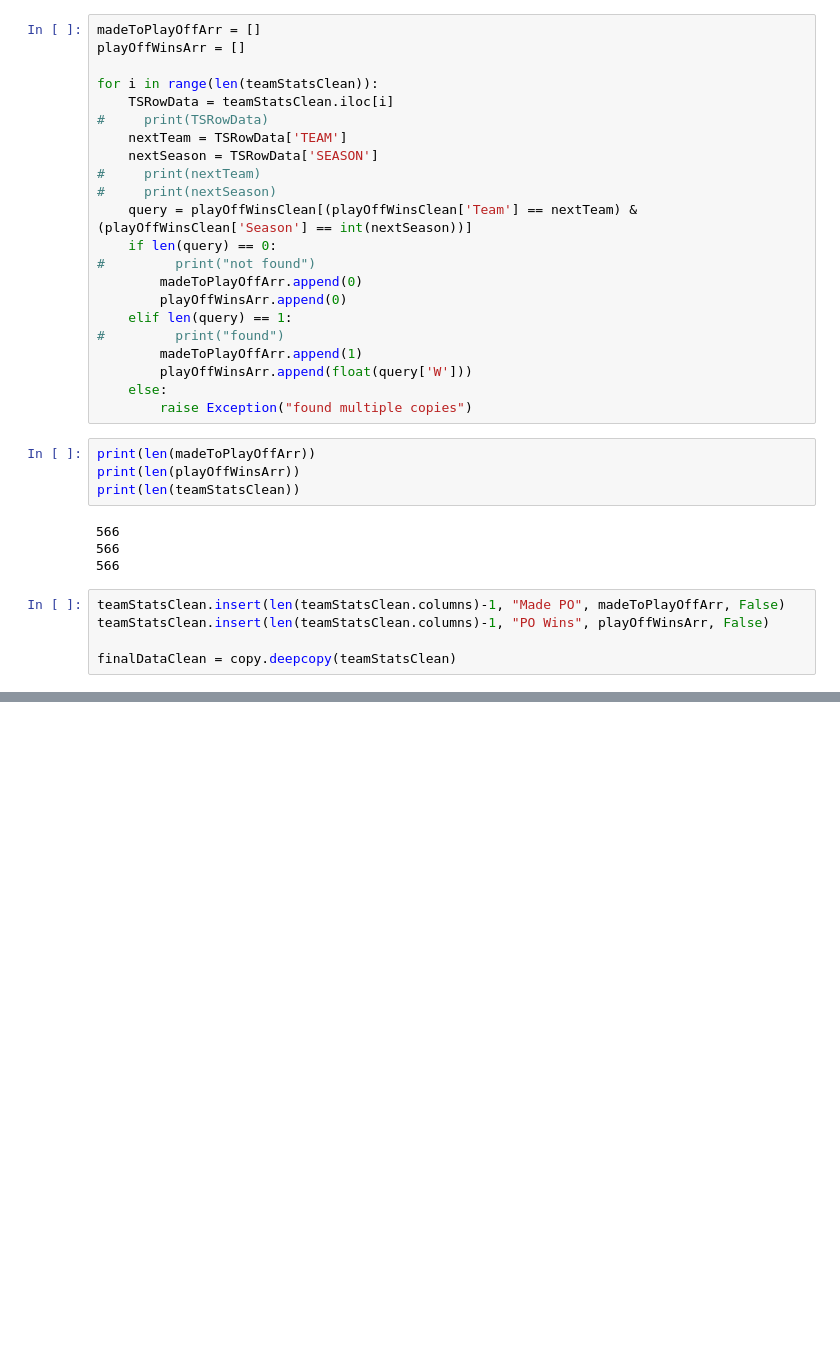
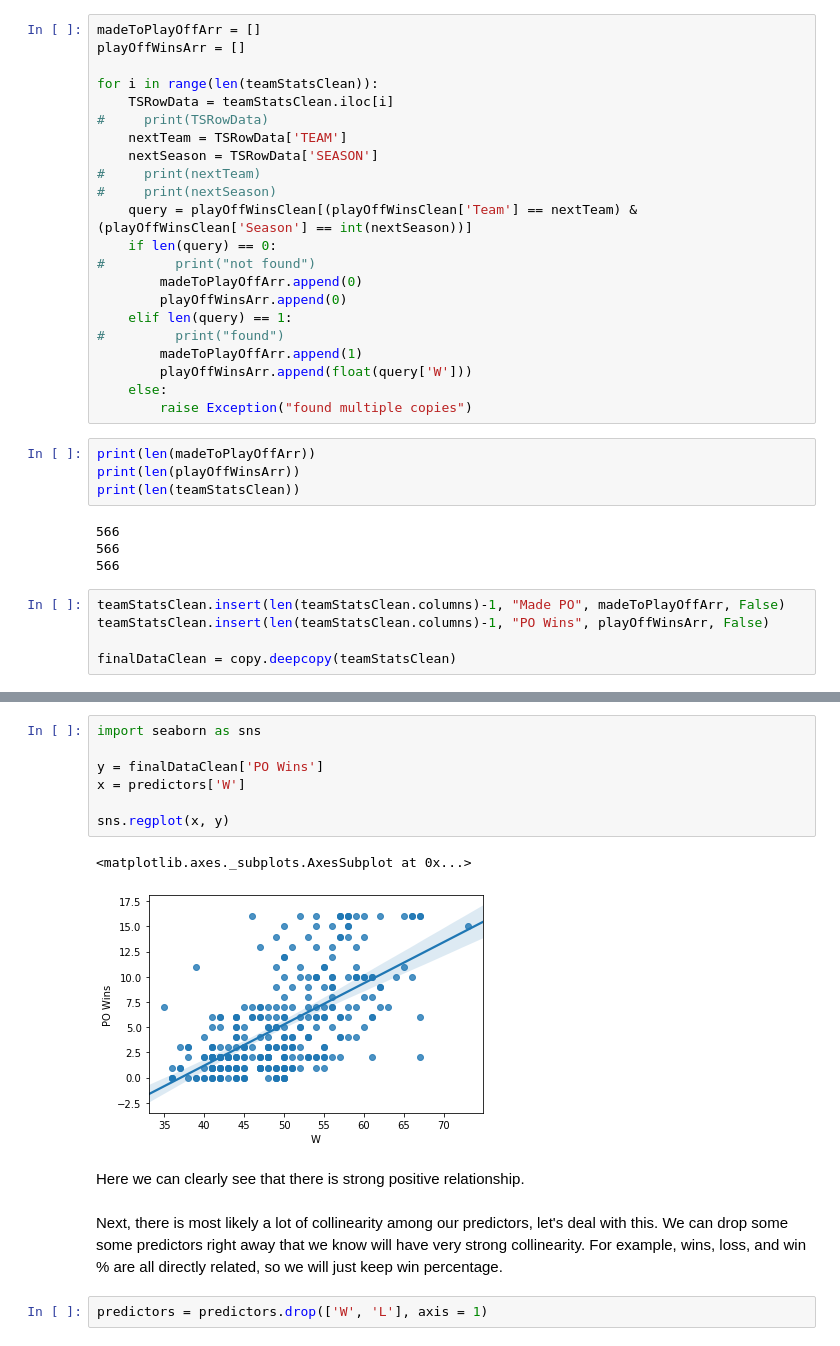
Before and after one commit to BrianNguyen214/NBA-Machine-Learning-Project, a Jupyter notebook: MLProject.ipynb, the cells around one changed output, grey strips where cells are left out. Drawn from its saved outputs; the diff is of its cells as text; blank space fills up the shorter version.

```diff
--- a/MLProject.ipynb
+++ b/MLProject.ipynb
@@ -359,0 +375,16 @@ finalDataClean.head(10)
+# %%
+import seaborn as sns
+
+y = finalDataClean['PO Wins']
+x = predictors['W']
+
+sns.regplot(x, y)
+# %% [output]
+<matplotlib.axes._subplots.AxesSubplot at 0x...>
+[figure, added]
+# %% [markdown]
+Here we can clearly see that there is strong positive relationship.
+# %% [markdown]
+Next, there is most likely a lot of collinearity among our predictors, let's deal with this. We can drop some some predictors right away that we know will have very strong collinearity. For example, wins, loss, and win % are all directly related, so we will just keep win percentage.
+# %%
+predictors = predictors.drop(['W', 'L'], axis = 1)
```
Also changed, not shown: parts of 32 cells of this notebook.
